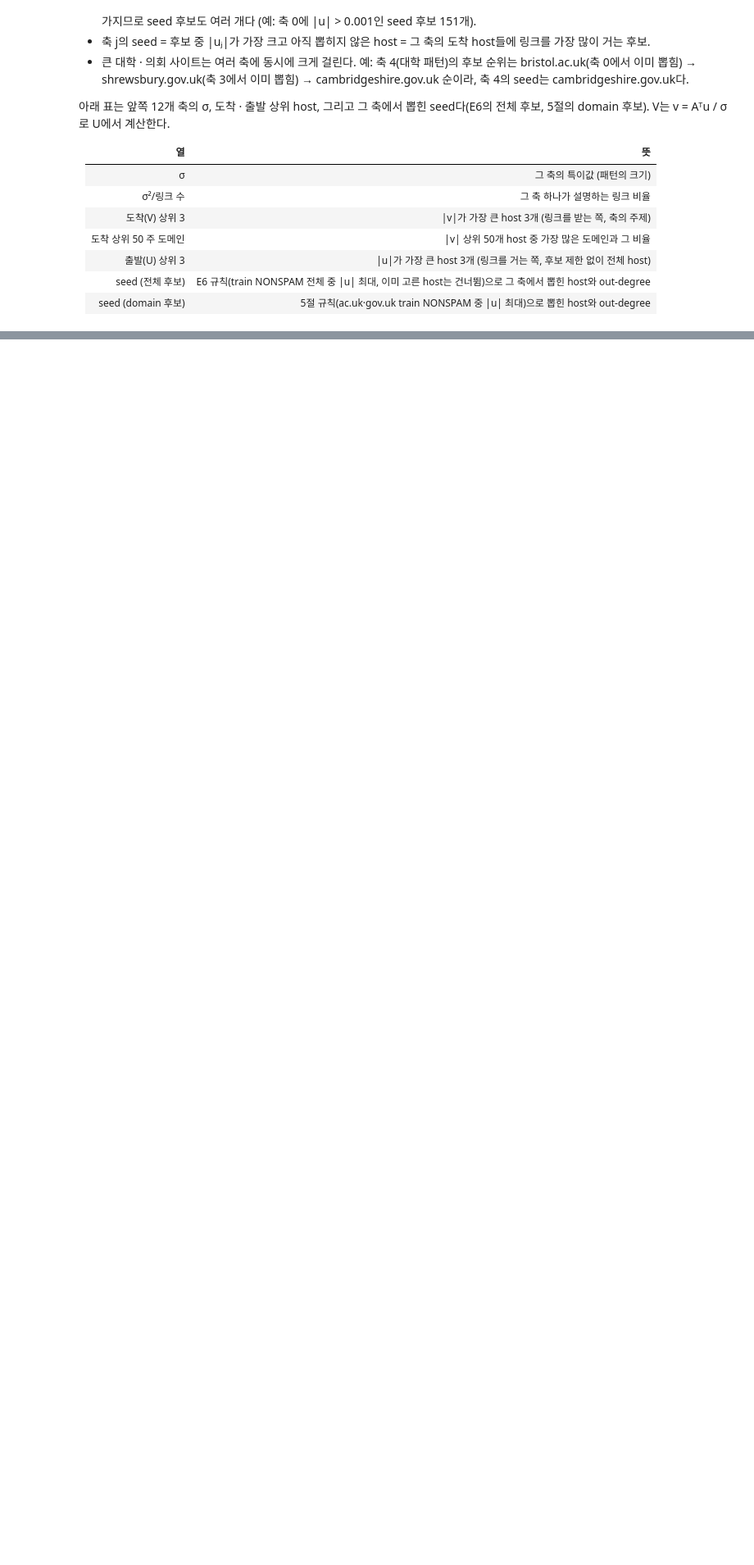
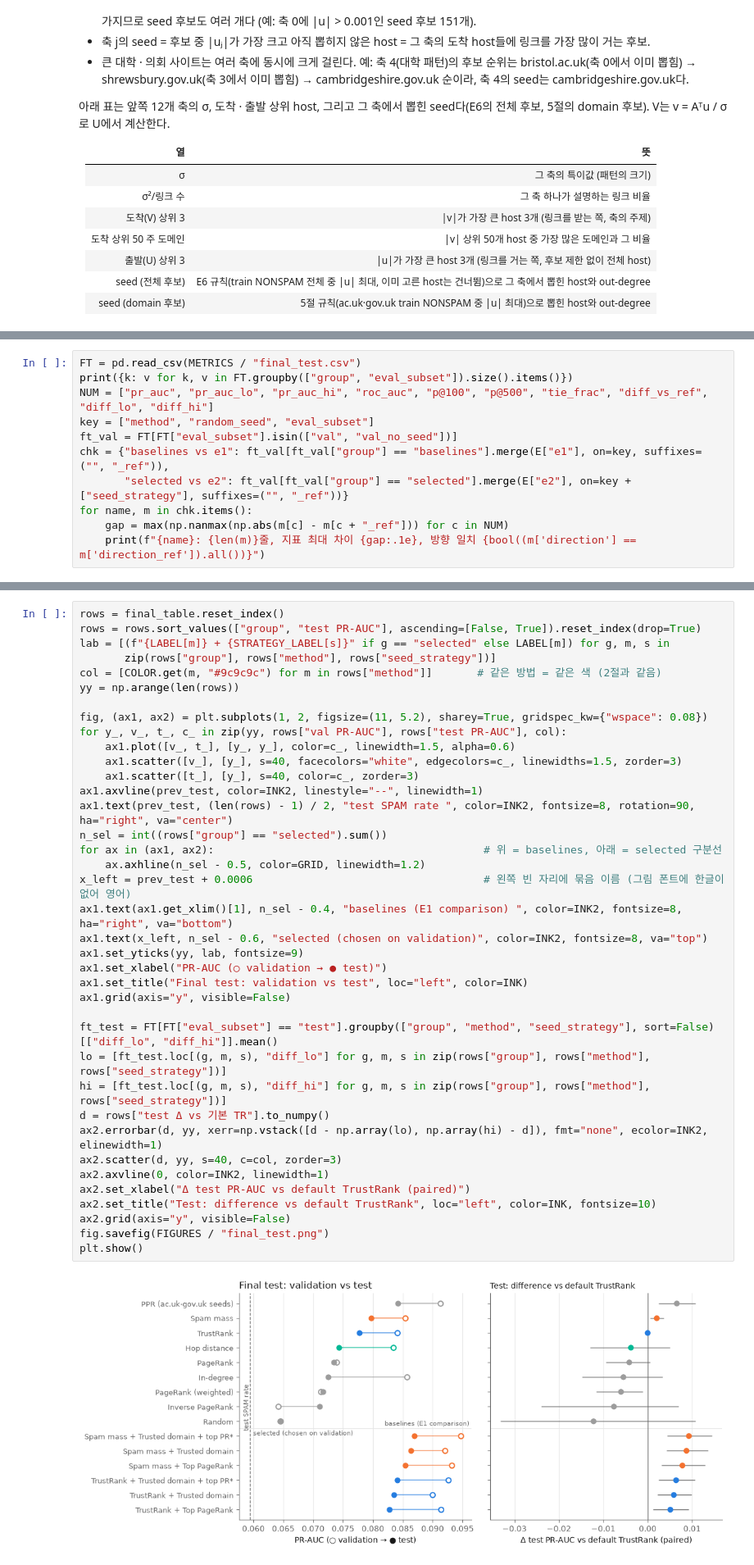
Before and after one commit to notyangji/Trust-Aware_Spam_Ranking, a Jupyter notebook: notebooks/02_results.ipynb, the cells around one changed output, grey strips where cells are left out. Shown at 82% size. Drawn from its saved outputs; the diff is of its cells as text; blank space fills up the shorter version.

Commit message:
docs: 노트북에 final test 절 추가 (검증, val, test 비교 표와 그림)

```diff
--- a/notebooks/02_results.ipynb
+++ b/notebooks/02_results.ipynb
@@ -980,0 +1000,11 @@ with pd.option_context("display.max_colwidth", 70):
+# %%
+FT = pd.read_csv(METRICS / "final_test.csv")
+print({k: v for k, v in FT.groupby(["group", "eval_subset"]).size().items()})
+NUM = ["pr_auc", "pr_auc_lo", "pr_auc_hi", "roc_auc", "p@100", "p@500", "tie_frac", "diff_vs_ref", "diff_lo", "diff_hi"]
+key = ["method", "random_seed", "eval_subset"]
+ft_val = FT[FT["eval_subset"].isin(["val", "val_no_seed"])]
+chk = {"baselines vs e1": ft_val[ft_val["group"] == "baselines"].merge(E["e1"], on=key, suffixes=("", "_ref")),
+       "selected vs e2": ft_val[ft_val["group"] == "selected"].merge(E["e2"], on=key + ["seed_strategy"], suffixes=("", "_ref"))}
+for name, m in chk.items():
+    gap = max(np.nanmax(np.abs(m[c] - m[c + "_ref"])) for c in NUM)
+    print(f"{name}: {len(m)}줄, 지표 최대 차이 {gap:.1e}, 방향 일치 {bool((m['direction'] == m['direction_ref']).all())}")
@@ -981 +1083,41 @@ with pd.option_context("display.max_colwidth", 70):
+# %%
+rows = final_table.reset_index()
+rows = rows.sort_values(["group", "test PR-AUC"], ascending=[False, True]).reset_index(drop=True)
+lab = [(f"{LABEL[m]} + {STRATEGY_LABEL[s]}" if g == "selected" else LABEL[m]) for g, m, s in
+       zip(rows["group"], rows["method"], rows["seed_strategy"])]
+col = [COLOR.get(m, "#9c9c9c") for m in rows["method"]]       # 같은 방법 = 같은 색 (2절과 같음)
+yy = np.arange(len(rows))
+
+fig, (ax1, ax2) = plt.subplots(1, 2, figsize=(11, 5.2), sharey=True, gridspec_kw={"wspace": 0.08})
+for y_, v_, t_, c_ in zip(yy, rows["val PR-AUC"], rows["test PR-AUC"], col):
+    ax1.plot([v_, t_], [y_, y_], color=c_, linewidth=1.5, alpha=0.6)
+    ax1.scatter([v_], [y_], s=40, facecolors="white", edgecolors=c_, linewidths=1.5, zorder=3)
+    ax1.scatter([t_], [y_], s=40, color=c_, zorder=3)
+ax1.axvline(prev_test, color=INK2, linestyle="--", linewidth=1)
+ax1.text(prev_test, (len(rows) - 1) / 2, "test SPAM rate ", color=INK2, fontsize=8, rotation=90, ha="right", va="center")
+n_sel = int((rows["group"] == "selected").sum())
+for ax in (ax1, ax2):                                          # 위 = baselines, 아래 = selected 구분선
+    ax.axhline(n_sel - 0.5, color=GRID, linewidth=1.2)
+x_left = prev_test + 0.0006                                    # 왼쪽 빈 자리에 묶음 이름 (그림 폰트에 한글이 없어 영어)
+ax1.text(ax1.get_xlim()[1], n_sel - 0.4, "baselines (E1 comparison) ", color=INK2, fontsize=8, ha="right", va="bottom")
+ax1.text(x_left, n_sel - 0.6, "selected (chosen on validation)", color=INK2, fontsize=8, va="top")
+ax1.set_yticks(yy, lab, fontsize=9)
+ax1.set_xlabel("PR-AUC (○ validation → ● test)")
+ax1.set_title("Final test: validation vs test", loc="left", color=INK)
+ax1.grid(axis="y", visible=False)
+
+ft_test = FT[FT["eval_subset"] == "test"].groupby(["group", "method", "seed_strategy"], sort=False)[["diff_lo", "diff_hi"]].mean()
+lo = [ft_test.loc[(g, m, s), "diff_lo"] for g, m, s in zip(rows["group"], rows["method"], rows["seed_strategy"])]
+hi = [ft_test.loc[(g, m, s), "diff_hi"] for g, m, s in zip(rows["group"], rows["method"], rows["seed_strategy"])]
+d = rows["test Δ vs 기본 TR"].to_numpy()
+ax2.errorbar(d, yy, xerr=np.vstack([d - np.array(lo), np.array(hi) - d]), fmt="none", ecolor=INK2, elinewidth=1)
+ax2.scatter(d, yy, s=40, c=col, zorder=3)
+ax2.axvline(0, color=INK2, linewidth=1)
+ax2.set_xlabel("Δ test PR-AUC vs default TrustRank (paired)")
+ax2.set_title("Test: difference vs default TrustRank", loc="left", color=INK, fontsize=10)
+ax2.grid(axis="y", visible=False)
+fig.savefig(FIGURES / "final_test.png")
+plt.show()
+# %% [output]
+[figure, added]
 # %% [markdown]
```
Also changed, not shown: parts of 7 cells of this notebook, 2 other files.
